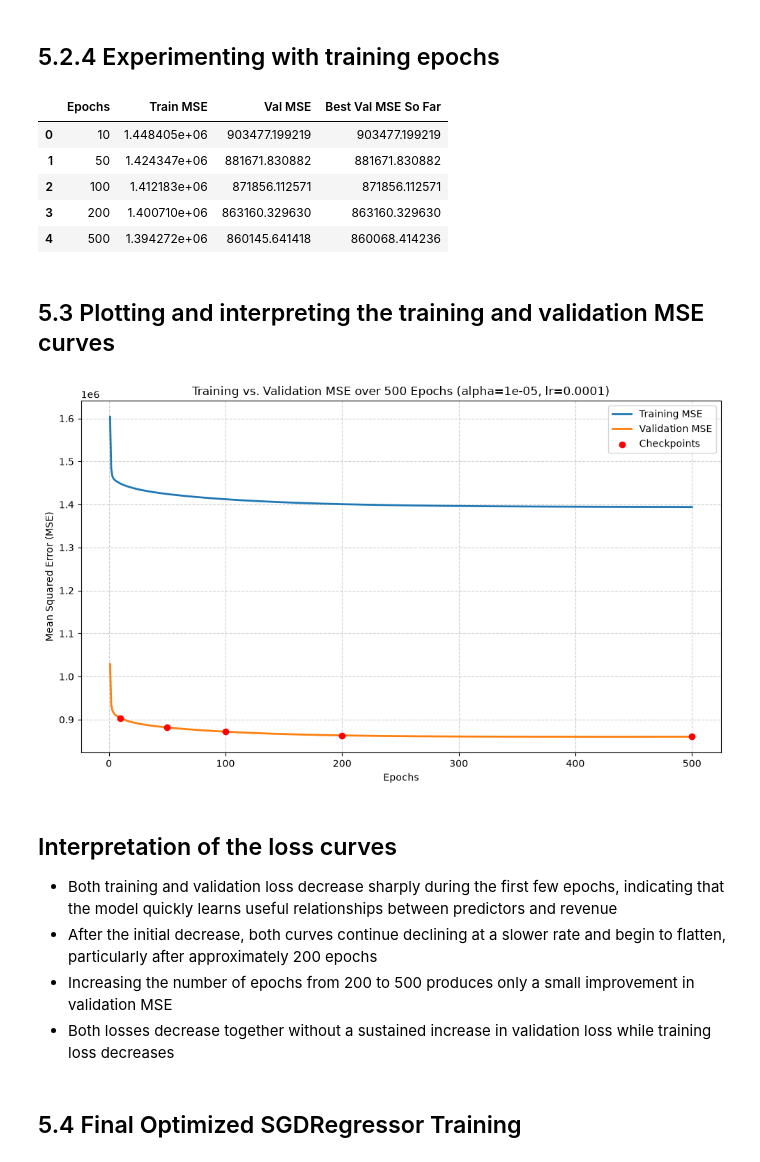
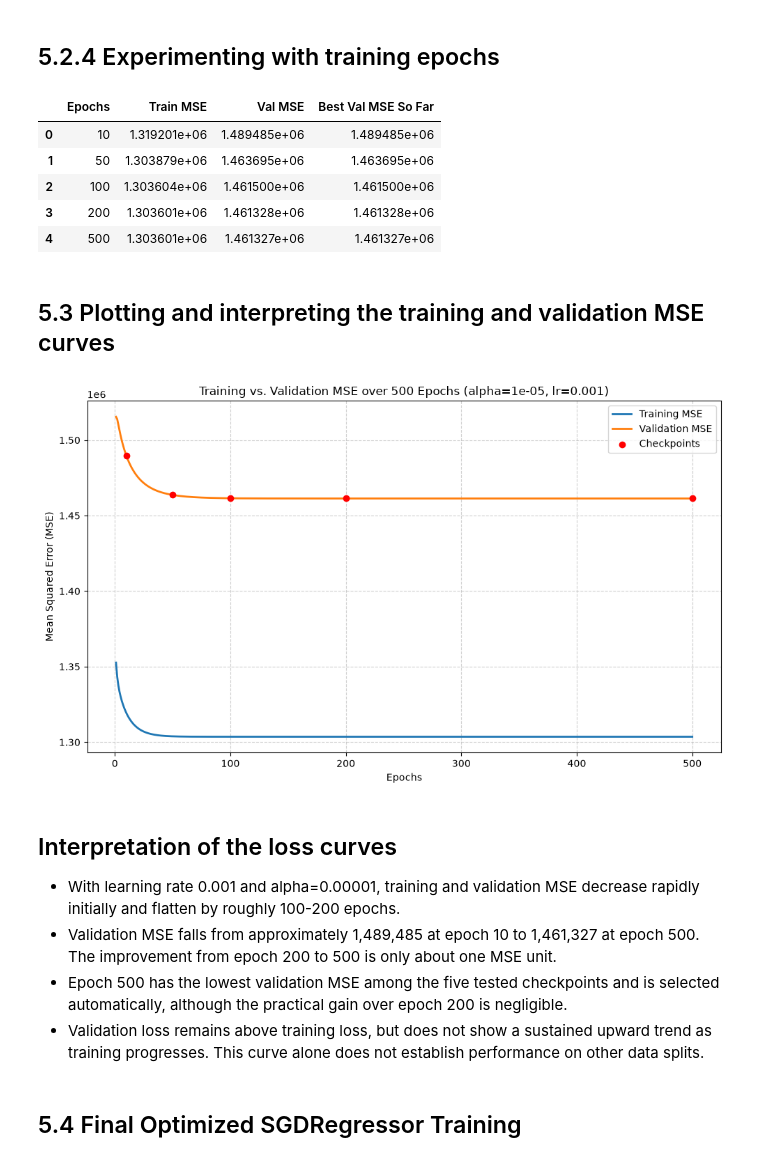
Before and after one commit to L-nsamba/linear_regression_model, a Jupyter notebook: summative/linear_regression/multivariate.ipynb, the cells around one changed output. Drawn from its saved outputs; the diff is of its cells as text; code cells hidden in the pictures.

```diff
--- a/summative/linear_regression/multivariate.ipynb
+++ b/summative/linear_regression/multivariate.ipynb
@@ -407,6 +407,25 @@ X_train, X_test, y_train, y_test = train_test_split(
     test_size=0.2,
     random_state=42
 )
+
+# Reserving raw observations before any preprocessing or model fitting
+X_train, X_retraining, y_train, y_retraining = train_test_split(
+    X_train,
+    y_train,
+    test_size=300,
+    random_state=42
+)
+
+# Keeping the eight original predictors and labeled target together
+retraining_batch = X_retraining.copy()
+retraining_batch[target] = y_retraining
+
+# Guarding the initial training, reserved batch, and unchanged test boundaries
+assert len(X_train) == len(y_train) == 9265
+assert len(retraining_batch) == 300
+assert X_train.index.intersection(X_retraining.index).empty
+assert X_test.index.intersection(X_retraining.index).empty
+assert X_train.index.intersection(X_test.index).empty
 
 # Calculating normalized proportions for wp_type_cat in both sets
 train_props = X_train['wp_type_cat'].value_counts(normalize=True) * 100
@@ -423,5 +442,6 @@ print("X_train shape:", X_train.shape)
 print("X_test shape:", X_test.shape)
 print("y_train shape:", y_train.shape)
 print("y_test shape:", y_test.shape)
+print("Reserved retraining observations:", len(retraining_batch))
 display(distribution_check)
 # %% [output]
@@ -662,6 +684,9 @@ print(lr_results_df.to_string(index=False))
 # %% [markdown]
 ## 5.2.3 Experimenting with regularization strengths
 # %%
+# Selecting the learning rate using validation MSE at the fixed 50-epoch budget
+selected_lr = float(lr_results_df.loc[lr_results_df['Final Val MSE (Epoch 50)'].idxmin(), 'eta0'])
+
 alpha_values = [0.00001, 0.0001, 0.001, 0.01, 0.1]
 alpha_n_epochs = 50
 
@@ -674,7 +699,7 @@ for alpha in alpha_values:
         penalty="l2",
         alpha=alpha,
         learning_rate="constant",
-        eta0=0.0001,
+        eta0=selected_lr,
         random_state=42,
     )
 
@@ -724,8 +749,8 @@ display(alpha_results_df)
 # %% [markdown]
 ## 5.2.4 Experimenting with training epochs
 # %%
-selected_lr = 0.0001
-selected_alpha = 0.00001
+# Selecting regularization at the chosen learning rate using epoch-50 validation MSE
+selected_alpha = float(alpha_results_df.loc[alpha_results_df['Final Val MSE (Epoch 50)'].idxmin(), 'alpha'])
 max_epochs = 500
 checkpoint_epochs = [10, 50, 100, 200, 500]
 
@@ -746,38 +771,38 @@ for epoch in range(max_epochs):
     model.partial_fit(X_tune_train_processed, y_tune_train)
 
     # Generating predictions
     train_preds = model.predict(X_tune_train_processed)
     val_preds = model.predict(X_val_processed)
 
     # Calculating and storing MSE
     train_mse = mean_squared_error(y_tune_train, train_preds)
     val_mse = mean_squared_error(y_val, val_preds)
 
     epoch_train_mse_list.append(train_mse)
     epoch_val_mse_list.append(val_mse)
 
 # Extracting results at the five milestone epochs using zero-based indexing
 epoch_results = []
 
 for ep in checkpoint_epochs:
     idx = ep - 1 # Epoch 10 -> index 9
     epoch_results.append({
     "Epochs": ep,
     "Train MSE": epoch_train_mse_list[idx],
     "Val MSE": epoch_val_mse_list[idx],
     "Best Val MSE So Far": min(epoch_val_mse_list[: ep]),
 })
 
 # Displaying the summary DataFrame
 epoch_results_df = pd.DataFrame(epoch_results)
 display(epoch_results_df)
 # %% [output]
 |  | Epochs | Train MSE | Val MSE | Best Val MSE So Far |
-| 0 | 10 | 1.448405e+06 | 903477.199219 | 903477.199219 |
-| 1 | 50 | 1.424347e+06 | 881671.830882 | 881671.830882 |
-| 2 | 100 | 1.412183e+06 | 871856.112571 | 871856.112571 |
-| 3 | 200 | 1.400710e+06 | 863160.329630 | 863160.329630 |
-| 4 | 500 | 1.394272e+06 | 860145.641418 | 860068.414236 |
+| 0 | 10 | 1.319201e+06 | 1.489485e+06 | 1.489485e+06 |
+| 1 | 50 | 1.303879e+06 | 1.463695e+06 | 1.463695e+06 |
+| 2 | 100 | 1.303604e+06 | 1.461500e+06 | 1.461500e+06 |
+| 3 | 200 | 1.303601e+06 | 1.461328e+06 | 1.461328e+06 |
+| 4 | 500 | 1.303601e+06 | 1.461327e+06 | 1.461327e+06 |
 # %% [markdown]
 ## 5.3 Plotting and interpreting the training and validation MSE curves
 # %%
@@ -812,13 +837,13 @@ plt.grid(True, linestyle="--", alpha=0.6)
 plt.tight_layout()
 plt.show()
 # %% [output]
-[figure, old version]
+[figure, new version]
 # %% [markdown]
 ## Interpretation of the loss curves
-- Both training and validation loss decrease sharply during the first few epochs, indicating that the model quickly learns useful relationships between predictors and revenue
-- After the initial decrease, both curves continue declining at a slower rate and begin to flatten, particularly after approximately 200 epochs
-- Increasing the number of epochs from 200 to 500 produces only a small improvement in validation MSE
-- Both losses decrease together without a sustained increase in validation loss while training loss decreases
+- With learning rate 0.001 and alpha=0.00001, training and validation MSE decrease rapidly initially and flatten by roughly 100-200 epochs.
+- Validation MSE falls from approximately 1,489,485 at epoch 10 to 1,461,327 at epoch 500. The improvement from epoch 200 to 500 is only about one MSE unit.
+- Epoch 500 has the lowest validation MSE among the five tested checkpoints and is selected automatically, although the practical gain over epoch 200 is negligible.
+- Validation loss remains above training loss, but does not show a sustained upward trend as training progresses. This curve alone does not establish performance on other data splits.
 # %% [markdown]
 ## 5.4 Final Optimized SGDRegressor Training
 # %% [markdown]
```
Also changed, not shown: parts of 45 cells of this notebook.
